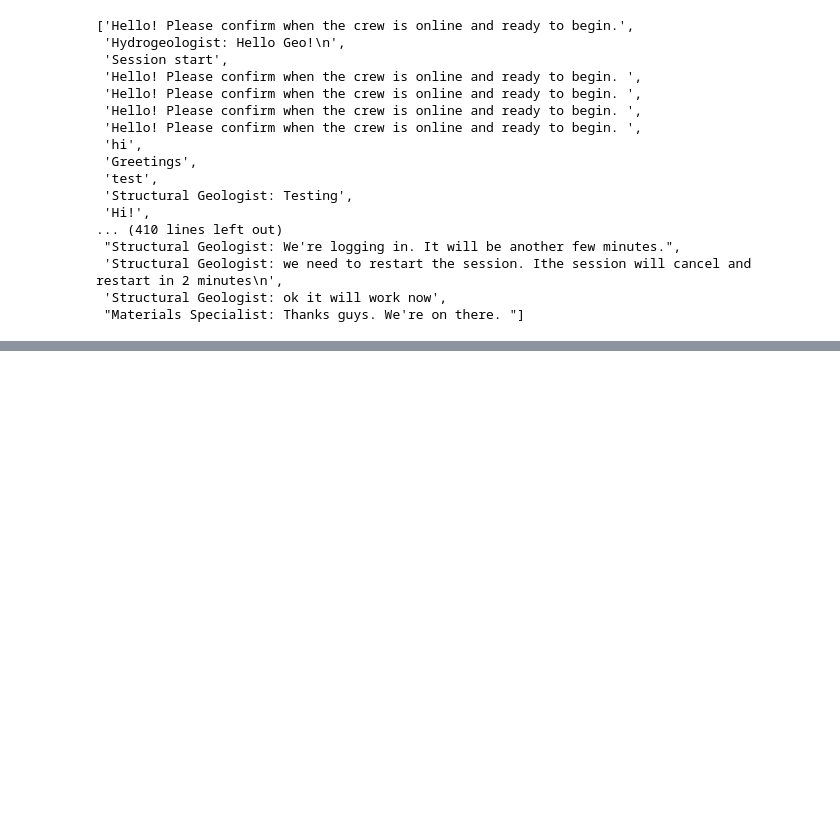
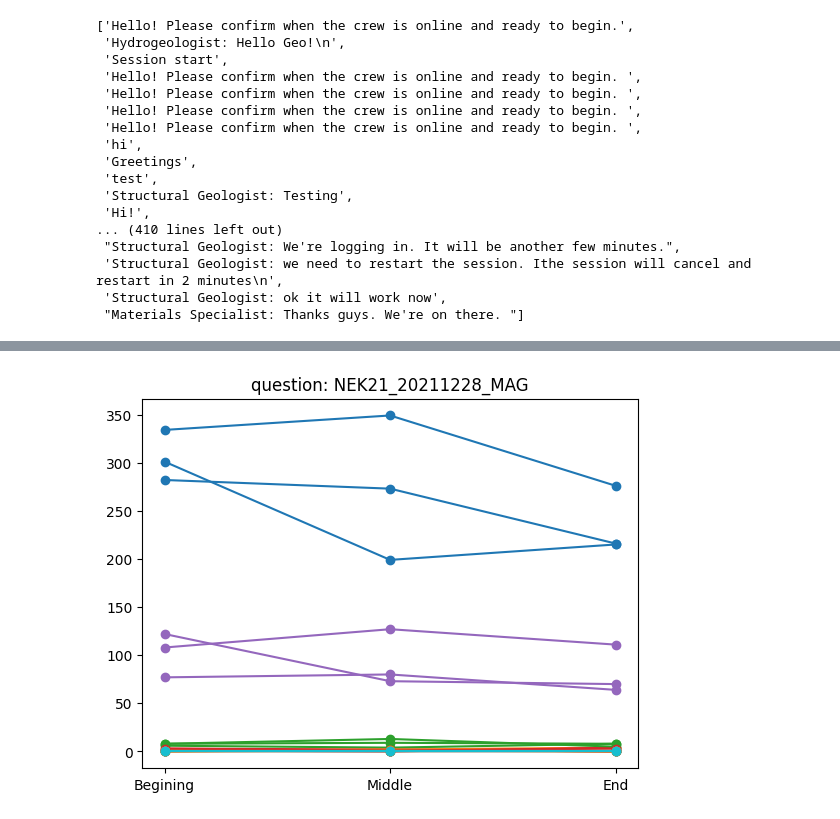
Before and after one commit to megane-chan/RED_dialogue, a Jupyter notebook: classify_nek19.ipynb, the cells around one changed output, grey strips where cells are left out. Cells and saved outputs as stored; diff of their text form; code cells hidden in the pictures; blank space fills up the shorter version.

Commit message:
MRDA model + graphs

```diff
--- a/classify_nek19.ipynb
+++ b/classify_nek19.ipynb
@@ -214,0 +310,5 @@ df
+# %%
+nek19_trans = nek19_trans.map(preproccess)
+nek19_trans.set_format('torch')
+
+nek19_trans = nek19_trans.map(classify)
@@ -214,0 +408,12 @@ df
+# %%
+nek21_trans_df = nek19_trans.to_pandas()
+for i in range(0, len(labels)):
+    content = "__NONE__"
+    df = nek21_trans_df[nek21_trans_df['labels'] == i]['content']
+    if(len(df.index) > 0):
+        rand_sample_ind = random.randint(0, len(df.index)-1)
+        if(rand_sample_ind >= 0):
+            content = df.iloc[random.randint(0, len(df.index)-1)]
+
+    print_str = labels[i] + ": " + str(len(df.index)) + " : " + content
+    print(print_str)
@@ -214,0 +426,12 @@ df
+# %%
+nek21_trans_df = nek19_trans.to_pandas()
+for i in range(0, len(labels)):
+    content = "__NONE__"
+    df = nek21_trans_df[nek21_trans_df['labels'] == i]['content']
+    if(len(df.index) > 0):
+        rand_sample_ind = random.randint(0, len(df.index)-1)
+        if(rand_sample_ind >= 0):
+            content = df.iloc[random.randint(0, len(df.index)-1)]
+
+    print_str = labels[i] + ": " + str(len(df.index)) + " : " + content
+    print(print_str)
@@ -214,0 +444,17 @@ df
+# %%
+import matplotlib.pyplot as plt
+
+for session in transcripts:
+    for i in range(0, len(labels)):
+        df = nek21_trans_df[nek21_trans_df['session'] == session]
+        trans_starts = df[df['time'] == 0]
+        trans_mids = df[df['time'] == 1]
+        trans_ends = df[df['time'] == 2]
+        ts_dist = [len(trans_starts[trans_starts['labels'] == i].index) for i in range(0, len(labels))]
+        tm_dist = [len(trans_mids[trans_mids['labels'] == i].index) for i in range(0, len(labels))]
+        te_dist = [len(trans_ends[trans_ends['labels'] == i].index) for i in range(0, len(labels))]
+        plt.plot(["Begining", "Middle", "End"], [ts_dist[i], tm_dist[i], te_dist[i]], '-o')
+        plt.title(labels[i] + ": " + session)
+        # plt.show()
+# %% [output]
+[figure, added]
```
Also changed, not shown: parts of 18 cells of this notebook, 8 other files.
